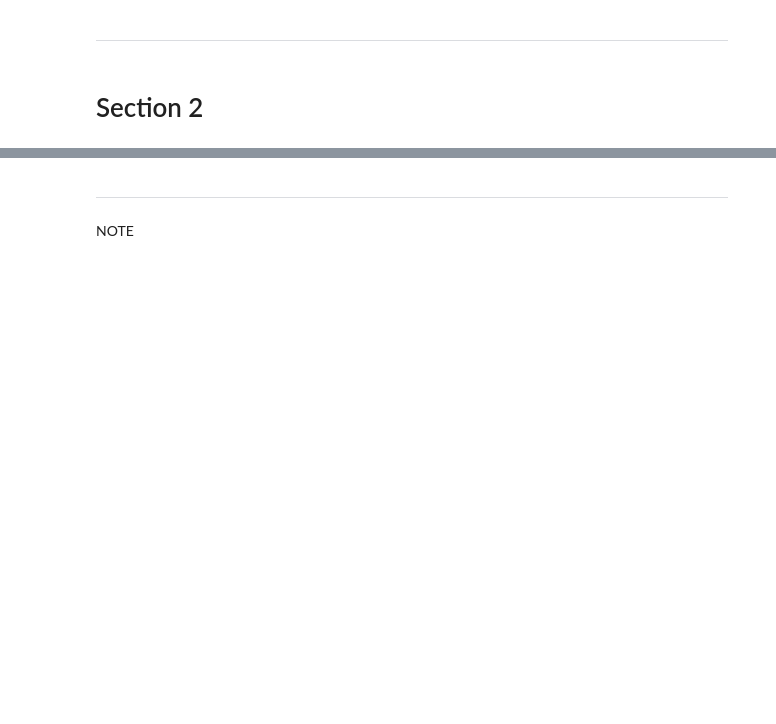
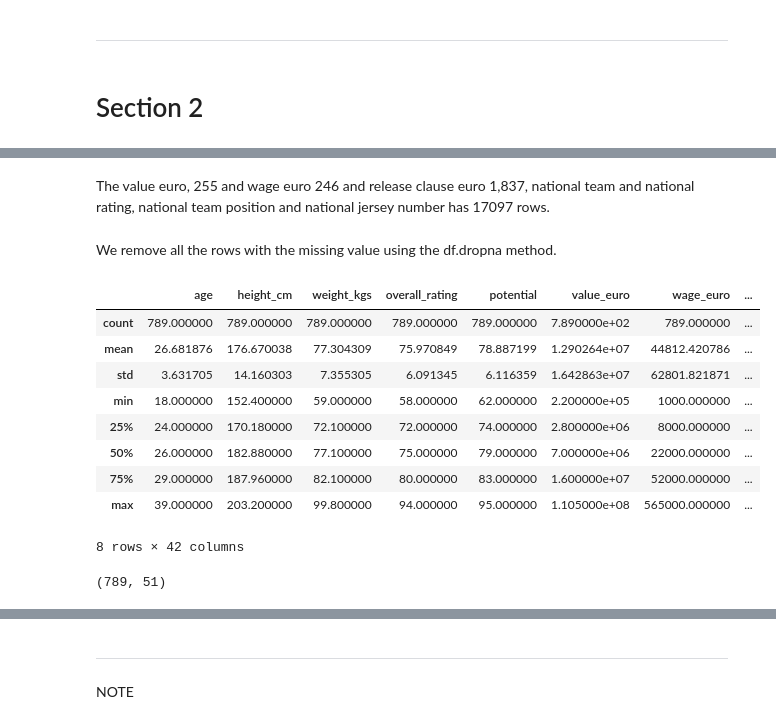
Before and after one commit to lehaanwar/football-players-data, a Jupyter notebook: jupyter_notebooks/ETL.ipynb, the cells around one changed output, grey strips where cells are left out. Cells and saved outputs as stored; diff of their text form; code cells hidden in the pictures; blank space fills up the shorter version.

Commit message:
cleaning process -checked dataset and removed missing values

```diff
--- a/jupyter_notebooks/ETL.ipynb
+++ b/jupyter_notebooks/ETL.ipynb
@@ -59,0 +73,6 @@ Section 2 content
+# %%
+# load raw data
+df = pd.read_csv('DataSet/RawData/fifa_players.csv')
+
+# check the first 5 rows of the dataframe
+df.head()
@@ -59,0 +144,26 @@ Section 2 content
+# %% [markdown]
+The value euro, 255 and wage euro 246 and release clause euro 1,837, national team and national rating, national team position and national jersey number has 17097 rows.
+# %%
+# remove missing values
+df.dropna(inplace=True)
+# %% [markdown]
+We remove all the rows with the missing value using the df.dropna method.
+# %%
+# describe the dataframe to check the summary statistics
+df.describe()
+# %% [output]
+|  | age | height_cm | weight_kgs | overall_rating | potential | value_euro | wage_euro | ... |
+| count | 789.000000 | 789.000000 | 789.000000 | 789.000000 | 789.000000 | 7.890000e+02 | 789.000000 | ... |
+| mean | 26.681876 | 176.670038 | 77.304309 | 75.970849 | 78.887199 | 1.290264e+07 | 44812.420786 | ... |
+| std | 3.631705 | 14.160303 | 7.355305 | 6.091345 | 6.116359 | 1.642863e+07 | 62801.821871 | ... |
+| min | 18.000000 | 152.400000 | 59.000000 | 58.000000 | 62.000000 | 2.200000e+05 | 1000.000000 | ... |
+| 25% | 24.000000 | 170.180000 | 72.100000 | 72.000000 | 74.000000 | 2.800000e+06 | 8000.000000 | ... |
+| 50% | 26.000000 | 182.880000 | 77.100000 | 75.000000 | 79.000000 | 7.000000e+06 | 22000.000000 | ... |
+| 75% | 29.000000 | 187.960000 | 82.100000 | 80.000000 | 83.000000 | 1.600000e+07 | 52000.000000 | ... |
+| max | 39.000000 | 203.200000 | 99.800000 | 94.000000 | 95.000000 | 1.105000e+08 | 565000.000000 | ... |
+8 rows × 42 columns
+# %%
+#check the shape of the dataframe
+df.shape
+# %% [output]
+(789, 51)
```
Also changed, not shown: parts of 10 cells of this notebook, 1 other file.
